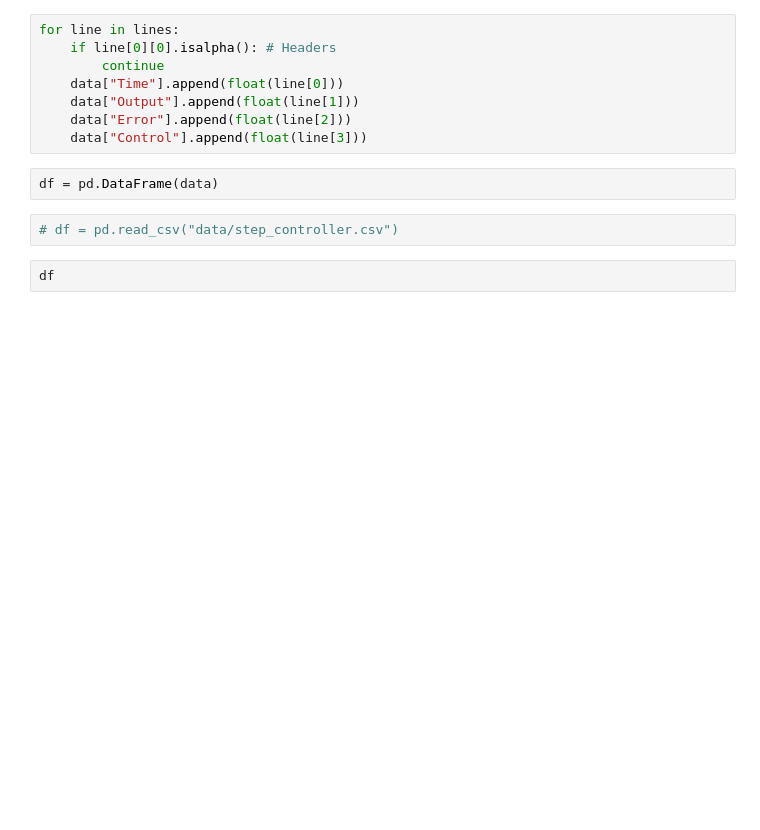
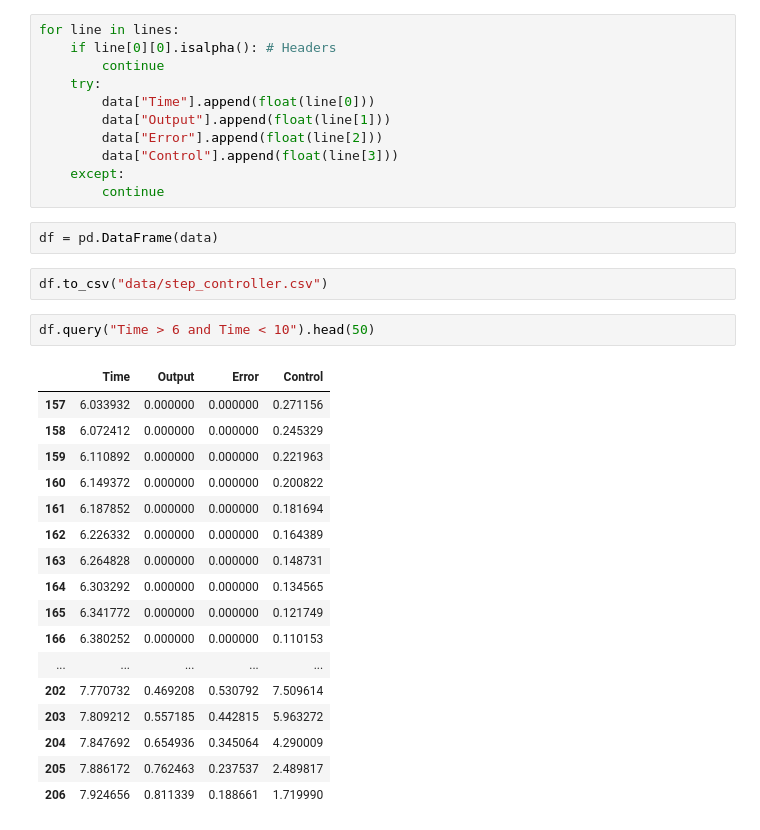
Before and after one commit to Telepresence-UFABC/Controller, a Jupyter notebook: plot_data/read_serial.ipynb, the cells around one changed output. Drawn from its saved outputs; the diff is of its cells as text; blank space fills up the shorter version.

```diff
--- a/plot_data/read_serial.ipynb
+++ b/plot_data/read_serial.ipynb
@@ -23,16 +42,37 @@ except KeyboardInterrupt:
 for line in lines:
     if line[0][0].isalpha(): # Headers
         continue
-    data["Time"].append(float(line[0]))
-    data["Output"].append(float(line[1]))
-    data["Error"].append(float(line[2]))
-    data["Control"].append(float(line[3]))
+    try:
+        data["Time"].append(float(line[0]))
+        data["Output"].append(float(line[1]))
+        data["Error"].append(float(line[2]))
+        data["Control"].append(float(line[3]))
+    except:
+        continue
 # %%
 df = pd.DataFrame(data)
 # %%
-# df = pd.read_csv("data/step_controller.csv")
+df.to_csv("data/step_controller.csv")
-# %%
-df
+# %%
+df.query("Time > 6 and Time < 10").head(50)
+# %% [output]
+|  | Time | Output | Error | Control |
+| 157 | 6.033932 | 0.000000 | 0.000000 | 0.271156 |
+| 158 | 6.072412 | 0.000000 | 0.000000 | 0.245329 |
+| 159 | 6.110892 | 0.000000 | 0.000000 | 0.221963 |
+| 160 | 6.149372 | 0.000000 | 0.000000 | 0.200822 |
+| 161 | 6.187852 | 0.000000 | 0.000000 | 0.181694 |
+| 162 | 6.226332 | 0.000000 | 0.000000 | 0.164389 |
+| 163 | 6.264828 | 0.000000 | 0.000000 | 0.148731 |
+| 164 | 6.303292 | 0.000000 | 0.000000 | 0.134565 |
+| 165 | 6.341772 | 0.000000 | 0.000000 | 0.121749 |
+| 166 | 6.380252 | 0.000000 | 0.000000 | 0.110153 |
+| ... | ... | ... | ... | ... |
+| 202 | 7.770732 | 0.469208 | 0.530792 | 7.509614 |
+| 203 | 7.809212 | 0.557185 | 0.442815 | 5.963272 |
+| 204 | 7.847692 | 0.654936 | 0.345064 | 4.290009 |
+| 205 | 7.886172 | 0.762463 | 0.237537 | 2.489817 |
+| 206 | 7.924656 | 0.811339 | 0.188661 | 1.719990 |
 # %%
 plt.plot(df["Time"], df["Output"])
 plt.grid()
```
Also changed, not shown: parts of 3 cells of this notebook, 1 other file.
